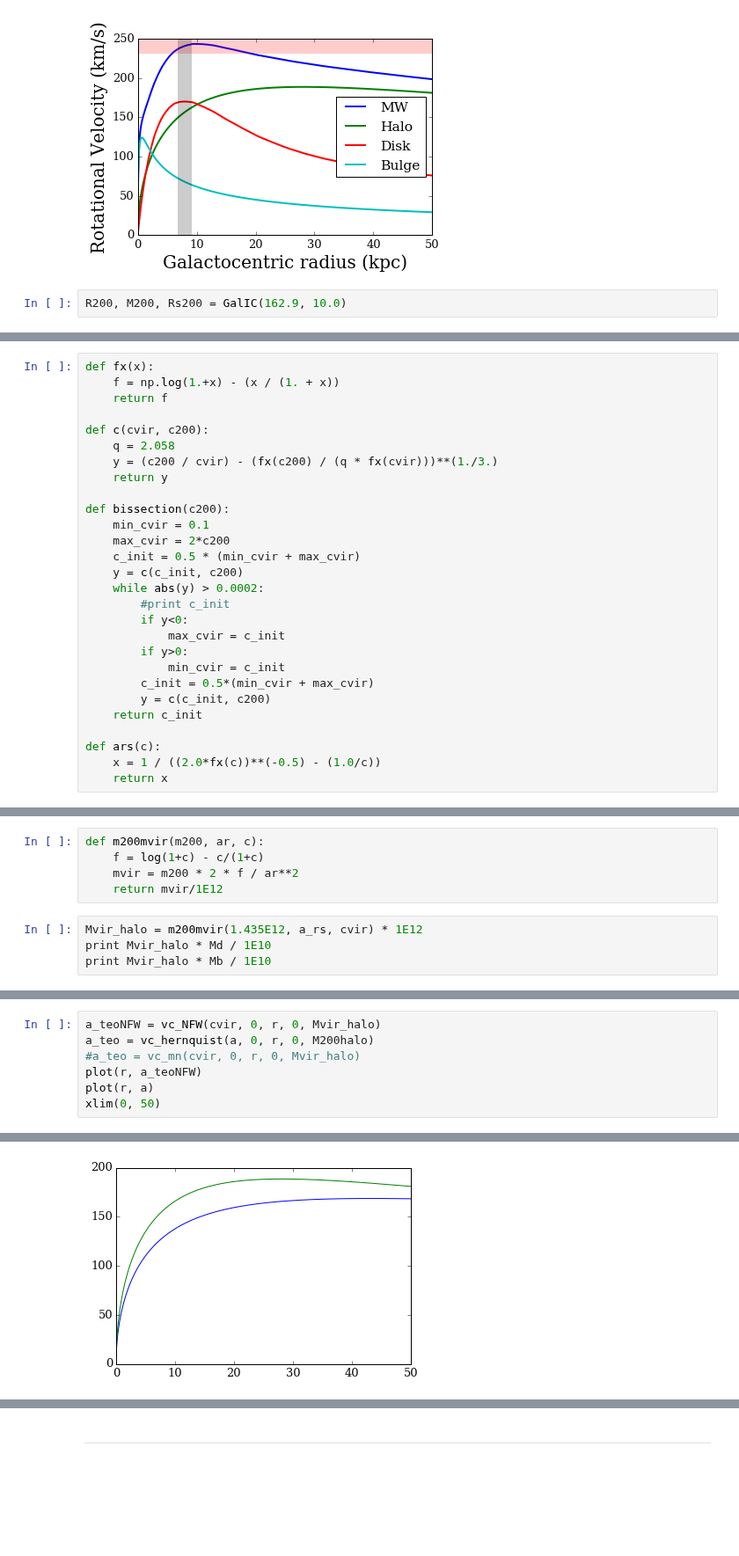
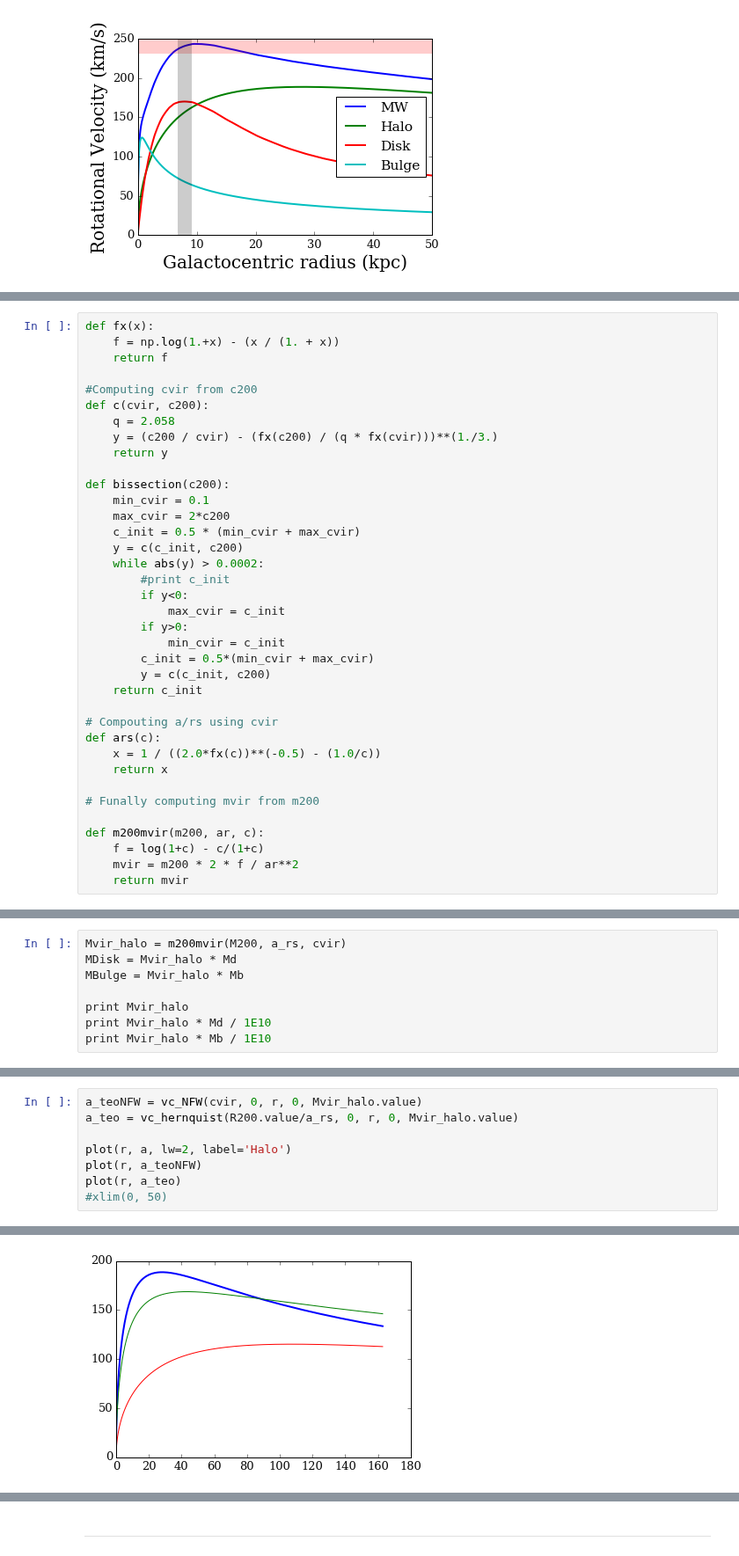
Before and after one commit to jngaravitoc/LMC-MW, a Jupyter notebook: code/MW_model.ipynb, the cells around one changed output, grey strips where cells are left out. Shown at 88% size. Saved outputs shown, nothing was run; the diff lists cells and outputs as text; blank space fills up the shorter version.

```diff
--- a/code/MW_model.ipynb
+++ b/code/MW_model.ipynb
@@ -196,5 +202,3 @@ xlabel('Galactocentric radius (kpc)', fontsize=20)
 savefig('chervins_model.png', bbox_inches='tight')
 # %% [output]
 [figure]
-# %%
-R200, M200, Rs200 = GalIC(162.9, 10.0)
@@ -214,6 +224,7 @@ def fx(x):
     f = np.log(1.+x) - (x / (1. + x))
     return f
 
+#Computing cvir from c200
 def c(cvir, c200):
     q = 2.058
     y = (c200 / cvir) - (fx(c200) / (q * fx(cvir)))**(1./3.)
@@ -234,7 +245,15 @@ def bissection(c200):
         y = c(c_init, c200)
     return c_init
 
+# Compouting a/rs using cvir
 def ars(c):
     x = 1 / ((2.0*fx(c))**(-0.5) - (1.0/c))
     return x
+
+# Funally computing mvir from m200
+
+def m200mvir(m200, ar, c):
+    f = log(1+c) - c/(1+c)
+    mvir = m200 * 2 * f / ar**2
+    return mvir
 # %%
@@ -244,13 +262,12 @@ print cvir
 a_rs = ars(cvir)
 # %% [output]
 13.3877197266
-# %%
-def m200mvir(m200, ar, c):
-    f = log(1+c) - c/(1+c)
-    mvir = m200 * 2 * f / ar**2
-    return mvir/1E12
 # %%
-Mvir_halo = m200mvir(1.435E12, a_rs, cvir) * 1E12
+Mvir_halo = m200mvir(M200, a_rs, cvir)
+MDisk = Mvir_halo * Md
+MBulge = Mvir_halo * Mb
+
+print Mvir_halo
 print Mvir_halo * Md / 1E10
 print Mvir_halo * Mb / 1E10
 # %% [output]
@@ -259,8 +279,9 @@ print Mvir_halo * Mb / 1E10
 # %%
-a_teoNFW = vc_NFW(cvir, 0, r, 0, Mvir_halo)
-a_teo = vc_hernquist(a, 0, r, 0, M200halo)
-#a_teo = vc_mn(cvir, 0, r, 0, Mvir_halo)
+a_teoNFW = vc_NFW(cvir, 0, r, 0, Mvir_halo.value)
+a_teo = vc_hernquist(R200.value/a_rs, 0, r, 0, Mvir_halo.value)
+
+plot(r, a, lw=2, label='Halo')
 plot(r, a_teoNFW)
-plot(r, a)
-xlim(0, 50)
+plot(r, a_teo)
+#xlim(0, 50)
 # %% [output]
@@ -268 +289 @@ xlim(0, 50)
-[figure, old version]
+[figure, new version]
```
Also changed, not shown: parts of 36 cells of this notebook.
